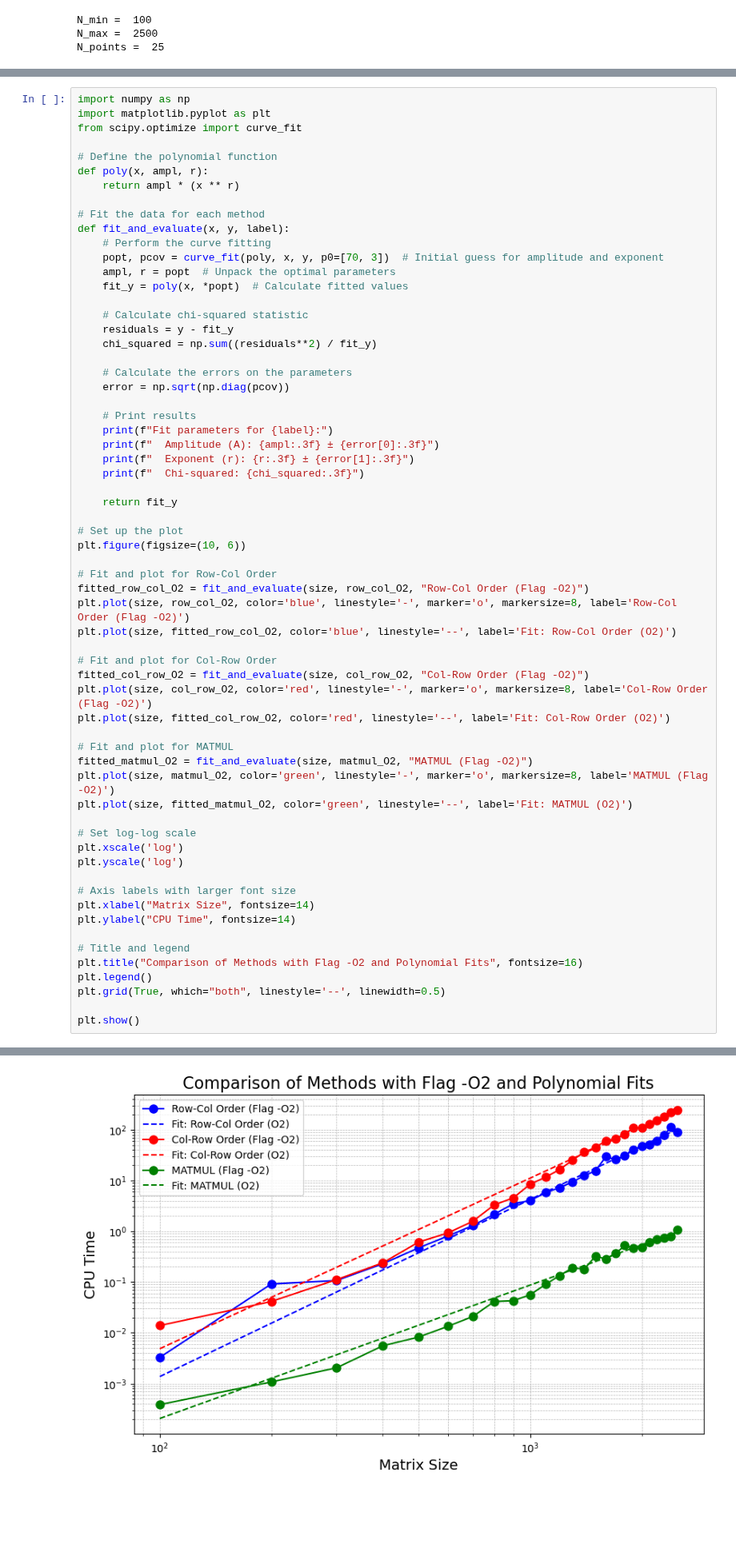
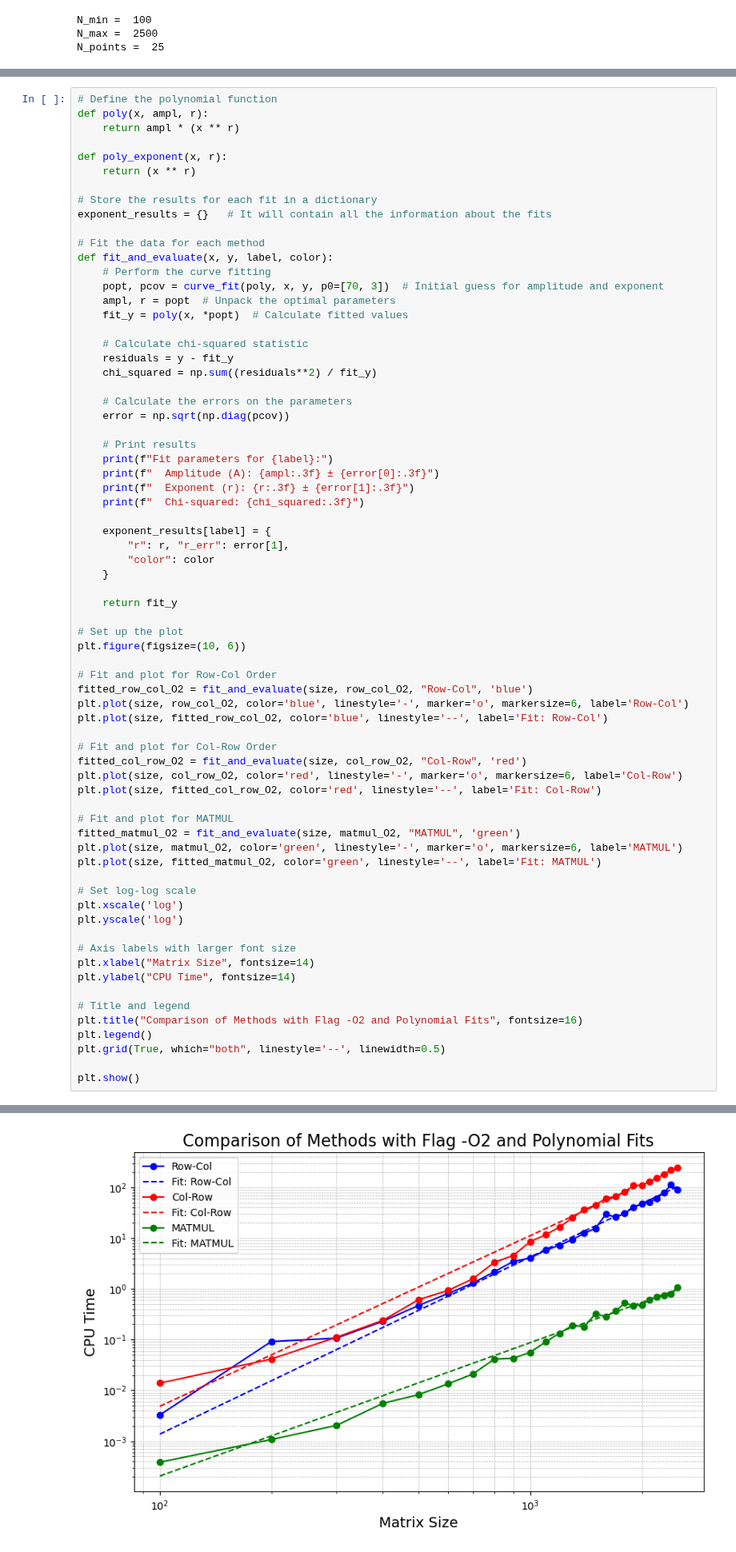
Before and after one commit to sdracia/QIC, a Jupyter notebook: 03_Assignement/analysis.ipynb, the cells around one changed output, grey strips where cells are left out. Shown at 80% size. Saved outputs shown, nothing was run; the diff lists cells and outputs as text; blank space fills up the shorter version.

```diff
--- a/03_Assignement/analysis.ipynb
+++ b/03_Assignement/analysis.ipynb
@@ -153,14 +128,16 @@ plt.show()
 # %%
-import numpy as np
-import matplotlib.pyplot as plt
-from scipy.optimize import curve_fit
-
 # Define the polynomial function
 def poly(x, ampl, r):
     return ampl * (x ** r)
 
+def poly_exponent(x, r):
+    return (x ** r)
+
+# Store the results for each fit in a dictionary
+exponent_results = {}   # It will contain all the information about the fits
+
 # Fit the data for each method
-def fit_and_evaluate(x, y, label):
+def fit_and_evaluate(x, y, label, color):
     # Perform the curve fitting
     popt, pcov = curve_fit(poly, x, y, p0=[70, 3])  # Initial guess for amplitude and exponent
     ampl, r = popt  # Unpack the optimal parameters
@@ -179,25 +156,30 @@ def fit_and_evaluate(x, y, label):
     print(f"  Exponent (r): {r:.3f} ± {error[1]:.3f}")
     print(f"  Chi-squared: {chi_squared:.3f}")
 
+    exponent_results[label] = {
+        "r": r, "r_err": error[1],
+        "color": color
+    }
+
     return fit_y
 
 # Set up the plot
 plt.figure(figsize=(10, 6))
 
 # Fit and plot for Row-Col Order
-fitted_row_col_O2 = fit_and_evaluate(size, row_col_O2, "Row-Col Order (Flag -O2)")
-plt.plot(size, row_col_O2, color='blue', linestyle='-', marker='o', markersize=8, label='Row-Col Order (Flag -O2)')
-plt.plot(size, fitted_row_col_O2, color='blue', linestyle='--', label='Fit: Row-Col Order (O2)')
+fitted_row_col_O2 = fit_and_evaluate(size, row_col_O2, "Row-Col", 'blue')
+plt.plot(size, row_col_O2, color='blue', linestyle='-', marker='o', markersize=6, label='Row-Col')
+plt.plot(size, fitted_row_col_O2, color='blue', linestyle='--', label='Fit: Row-Col')
 
 # Fit and plot for Col-Row Order
-fitted_col_row_O2 = fit_and_evaluate(size, col_row_O2, "Col-Row Order (Flag -O2)")
-plt.plot(size, col_row_O2, color='red', linestyle='-', marker='o', markersize=8, label='Col-Row Order (Flag -O2)')
-plt.plot(size, fitted_col_row_O2, color='red', linestyle='--', label='Fit: Col-Row Order (O2)')
+fitted_col_row_O2 = fit_and_evaluate(size, col_row_O2, "Col-Row", 'red')
+plt.plot(size, col_row_O2, color='red', linestyle='-', marker='o', markersize=6, label='Col-Row')
+plt.plot(size, fitted_col_row_O2, color='red', linestyle='--', label='Fit: Col-Row')
 
 # Fit and plot for MATMUL
-fitted_matmul_O2 = fit_and_evaluate(size, matmul_O2, "MATMUL (Flag -O2)")
-plt.plot(size, matmul_O2, color='green', linestyle='-', marker='o', markersize=8, label='MATMUL (Flag -O2)')
-plt.plot(size, fitted_matmul_O2, color='green', linestyle='--', label='Fit: MATMUL (O2)')
+fitted_matmul_O2 = fit_and_evaluate(size, matmul_O2, "MATMUL", 'green')
+plt.plot(size, matmul_O2, color='green', linestyle='-', marker='o', markersize=6, label='MATMUL')
+plt.plot(size, fitted_matmul_O2, color='green', linestyle='--', label='Fit: MATMUL')
 
 # Set log-log scale
 plt.xscale('log')
@@ -226,4 +208,4 @@ Fit parameters for MATMUL (Flag -O2):
   Amplitude (A): 0.000 ± 0.000
   Exponent (r): 2.629 ± 0.134
   Chi-squared: 0.125
-[figure, old version]
+[figure, new version]
```
Also changed, not shown: parts of 3 cells of this notebook, 13 other files.
